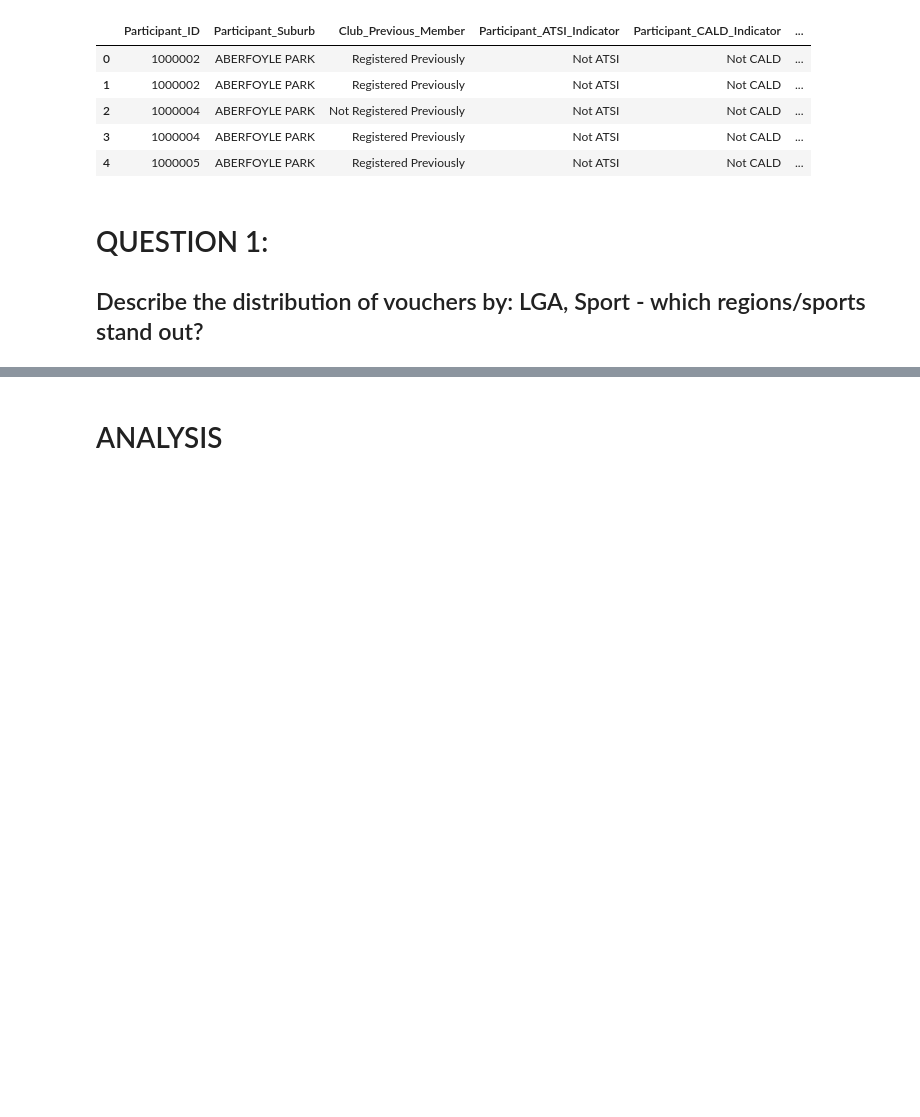
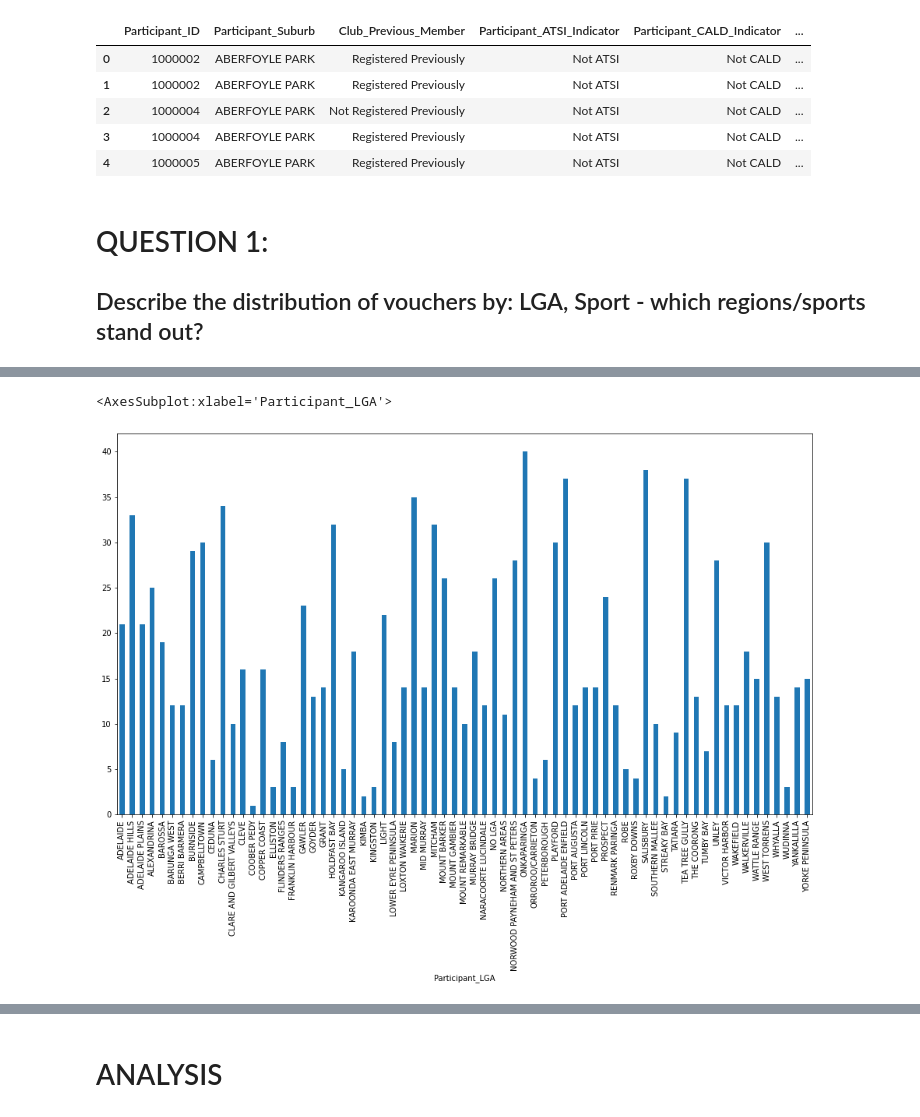
Before and after one commit to AmandaManadeniya/data-science-portfolio-2021, a Jupyter notebook: Portfolio 2.ipynb, the cells around one changed output, grey strips where cells are left out. Cells and saved outputs as stored; diff of their text form; code cells hidden in the pictures; blank space fills up the shorter version.

```diff
--- a/Portfolio 2.ipynb
+++ b/Portfolio 2.ipynb
@@ -103,0 +86,4 @@ LGA_sports
+# %%
+LGA_sports_unique = sa_vouchers.loc[:, ['Participant_LGA', 'Voucher_Sport']]
+LGA_sports_count = sa_vouchers.loc[:, ['Participant_LGA', 'Voucher_Sport']]
+LGA_sports_unique
@@ -103,0 +104,2 @@ LGA_sports
+# %%
+LGA_sports_unique = LGA_sports_unique.groupby('Participant_LGA')['Voucher_Sport'].nunique()
@@ -103,0 +140,6 @@ LGA_sports
+# %%
+plt.figure(figsize=(16,9))
+LGA_sports_unique.plot(kind = 'bar', x = 'Participant_LGA', y = 'Voucher_Sport')
+# %% [output]
+<AxesSubplot:xlabel='Participant_LGA'>
+[figure, added]
```
Also changed, not shown: parts of 9 cells of this notebook.
